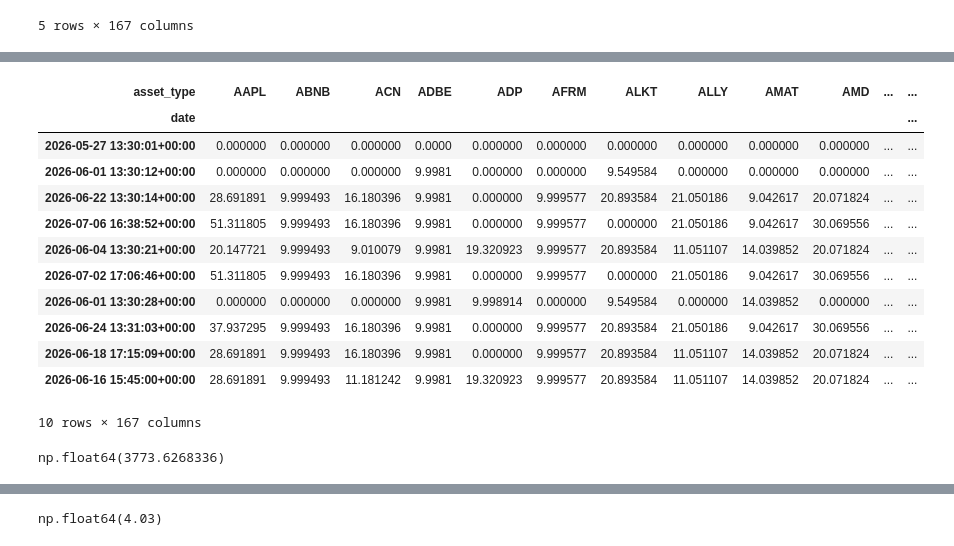
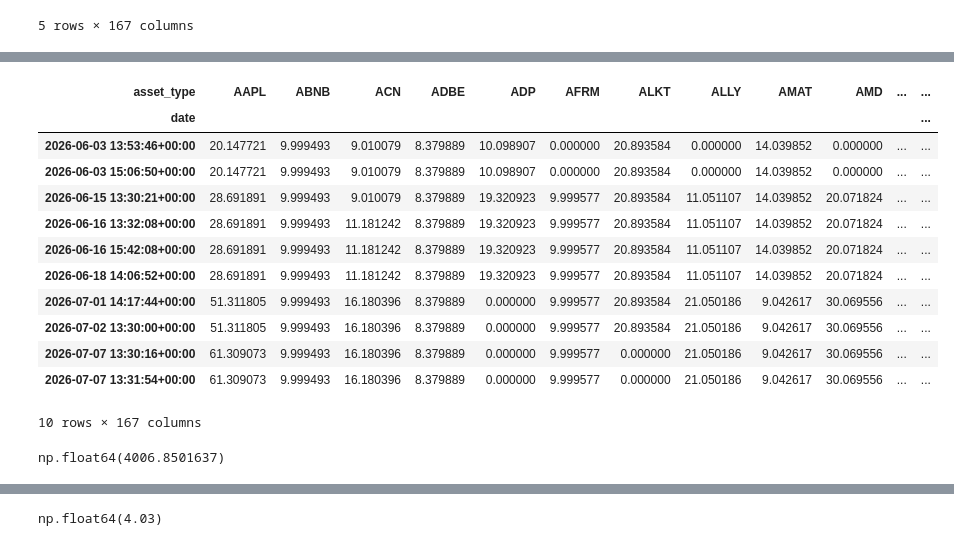
Before and after one commit to matthagy/cashapp_analysis, a Jupyter notebook: scratch0.ipynb, the cells around one changed output, grey strips where cells are left out. Cells and saved outputs as stored; diff of their text form; code cells hidden in the pictures.

Commit message:
More data

```diff
--- a/scratch0.ipynb
+++ b/scratch0.ipynb
@@ -486,32 +528,34 @@ Name: asset_amount, dtype: float64
 # %%
 stock_amount_direction = {'Stock Sell': -1, 'Stock Buy': 1}
 asset_holding_time = (
     data
+    [data['trans_type'].isin(stock_amount_direction.keys())]
     .assign(stock_direction=lambda x: x['trans_type'].map(stock_amount_direction))
     .assign(asset_amount=lambda x: x['asset_amount'] * x['stock_direction'])
     .pivot_table(index='date', columns='asset_type', aggfunc='sum', values='asset_amount')
     .fillna(0)
     .cumsum(axis=0)
     .mul(asset_price, axis=1)
     .dropna(how='all')
     .ffill(axis=0)
+    .sort_index()
 )
-asset_holding_time.sample(10, random_state=0xCAFE)
+asset_holding_time.sample(10, random_state=0xCAFE).sort_index()
 # %% [output]
 | asset_type | AAPL | ABNB | ACN | ADBE | ADP | AFRM | ALKT | ALLY | AMAT | AMD | ... | ... |
 | date |  |  |  |  |  |  |  |  |  |  |  | ... |
-| 2026-05-27 13:30:01+00:00 | 0.000000 | 0.000000 | 0.000000 | 0.0000 | 0.000000 | 0.000000 | 0.000000 | 0.000000 | 0.000000 | 0.000000 | ... | ... |
-| 2026-06-01 13:30:12+00:00 | 0.000000 | 0.000000 | 0.000000 | 9.9981 | 0.000000 | 0.000000 | 9.549584 | 0.000000 | 0.000000 | 0.000000 | ... | ... |
-| 2026-06-22 13:30:14+00:00 | 28.691891 | 9.999493 | 16.180396 | 9.9981 | 0.000000 | 9.999577 | 20.893584 | 21.050186 | 9.042617 | 20.071824 | ... | ... |
-| 2026-07-06 16:38:52+00:00 | 51.311805 | 9.999493 | 16.180396 | 9.9981 | 0.000000 | 9.999577 | 0.000000 | 21.050186 | 9.042617 | 30.069556 | ... | ... |
-| 2026-06-04 13:30:21+00:00 | 20.147721 | 9.999493 | 9.010079 | 9.9981 | 19.320923 | 9.999577 | 20.893584 | 11.051107 | 14.039852 | 20.071824 | ... | ... |
-| 2026-07-02 17:06:46+00:00 | 51.311805 | 9.999493 | 16.180396 | 9.9981 | 0.000000 | 9.999577 | 0.000000 | 21.050186 | 9.042617 | 30.069556 | ... | ... |
-| 2026-06-01 13:30:28+00:00 | 0.000000 | 0.000000 | 0.000000 | 9.9981 | 9.998914 | 0.000000 | 9.549584 | 0.000000 | 14.039852 | 0.000000 | ... | ... |
-| 2026-06-24 13:31:03+00:00 | 37.937295 | 9.999493 | 16.180396 | 9.9981 | 0.000000 | 9.999577 | 20.893584 | 21.050186 | 9.042617 | 30.069556 | ... | ... |
-| 2026-06-18 17:15:09+00:00 | 28.691891 | 9.999493 | 16.180396 | 9.9981 | 0.000000 | 9.999577 | 20.893584 | 11.051107 | 14.039852 | 20.071824 | ... | ... |
-| 2026-06-16 15:45:00+00:00 | 28.691891 | 9.999493 | 11.181242 | 9.9981 | 19.320923 | 9.999577 | 20.893584 | 11.051107 | 14.039852 | 20.071824 | ... | ... |
+| 2026-06-03 13:53:46+00:00 | 20.147721 | 9.999493 | 9.010079 | 8.379889 | 10.098907 | 0.000000 | 20.893584 | 0.000000 | 14.039852 | 0.000000 | ... | ... |
+| 2026-06-03 15:06:50+00:00 | 20.147721 | 9.999493 | 9.010079 | 8.379889 | 10.098907 | 0.000000 | 20.893584 | 0.000000 | 14.039852 | 0.000000 | ... | ... |
+| 2026-06-15 13:30:21+00:00 | 28.691891 | 9.999493 | 9.010079 | 8.379889 | 19.320923 | 9.999577 | 20.893584 | 11.051107 | 14.039852 | 20.071824 | ... | ... |
+| 2026-06-16 13:32:08+00:00 | 28.691891 | 9.999493 | 11.181242 | 8.379889 | 19.320923 | 9.999577 | 20.893584 | 11.051107 | 14.039852 | 20.071824 | ... | ... |
+| 2026-06-16 15:42:08+00:00 | 28.691891 | 9.999493 | 11.181242 | 8.379889 | 19.320923 | 9.999577 | 20.893584 | 11.051107 | 14.039852 | 20.071824 | ... | ... |
+| 2026-06-18 14:06:52+00:00 | 28.691891 | 9.999493 | 11.181242 | 8.379889 | 19.320923 | 9.999577 | 20.893584 | 11.051107 | 14.039852 | 20.071824 | ... | ... |
+| 2026-07-01 14:17:44+00:00 | 51.311805 | 9.999493 | 16.180396 | 8.379889 | 0.000000 | 9.999577 | 20.893584 | 21.050186 | 9.042617 | 30.069556 | ... | ... |
+| 2026-07-02 13:30:00+00:00 | 51.311805 | 9.999493 | 16.180396 | 8.379889 | 0.000000 | 9.999577 | 20.893584 | 21.050186 | 9.042617 | 30.069556 | ... | ... |
+| 2026-07-07 13:30:16+00:00 | 61.309073 | 9.999493 | 16.180396 | 8.379889 | 0.000000 | 9.999577 | 0.000000 | 21.050186 | 9.042617 | 30.069556 | ... | ... |
+| 2026-07-07 13:31:54+00:00 | 61.309073 | 9.999493 | 16.180396 | 8.379889 | 0.000000 | 9.999577 | 0.000000 | 21.050186 | 9.042617 | 30.069556 | ... | ... |
 10 rows × 167 columns
 # %%
 asset_holding_time.iloc[-1].sum(axis=0)
 # %% [output]
-np.float64(3773.6268336)
+np.float64(4006.8501637)
```
Also changed, not shown: parts of 67 cells of this notebook, 1 other file.
